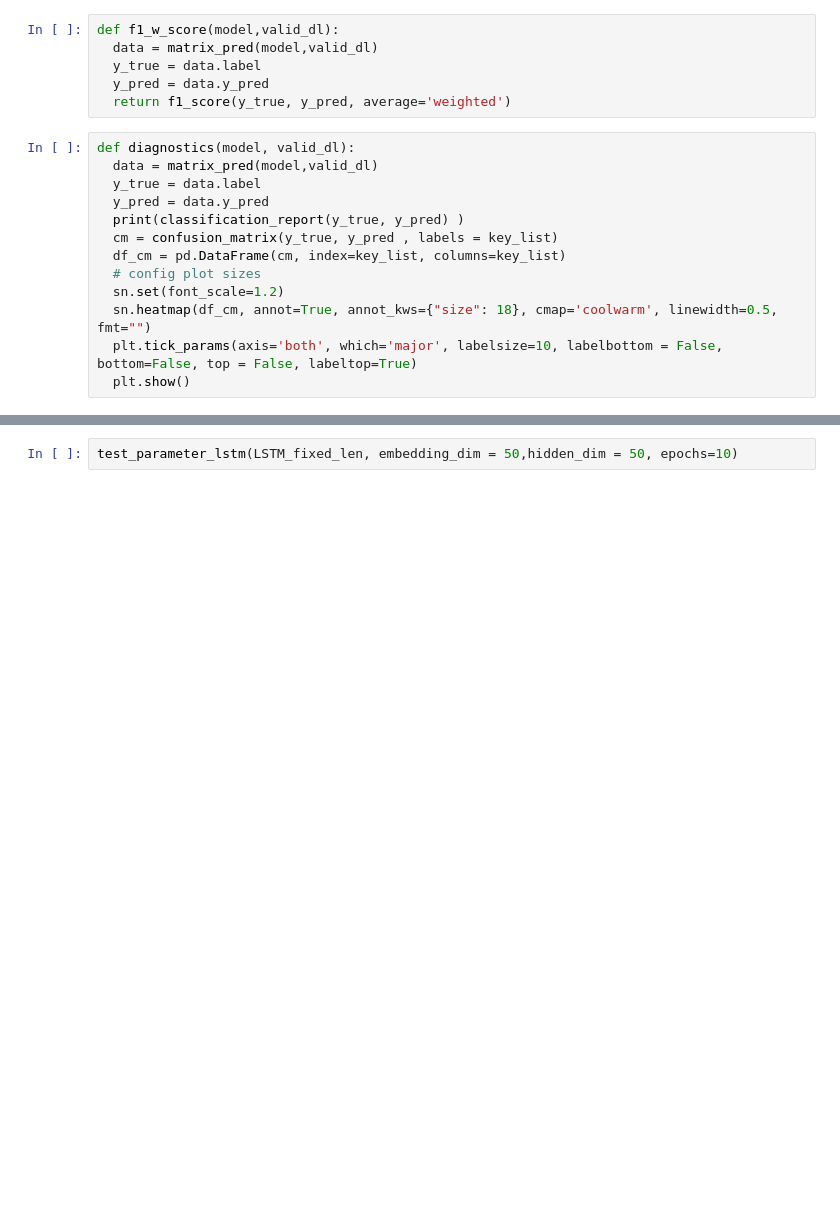
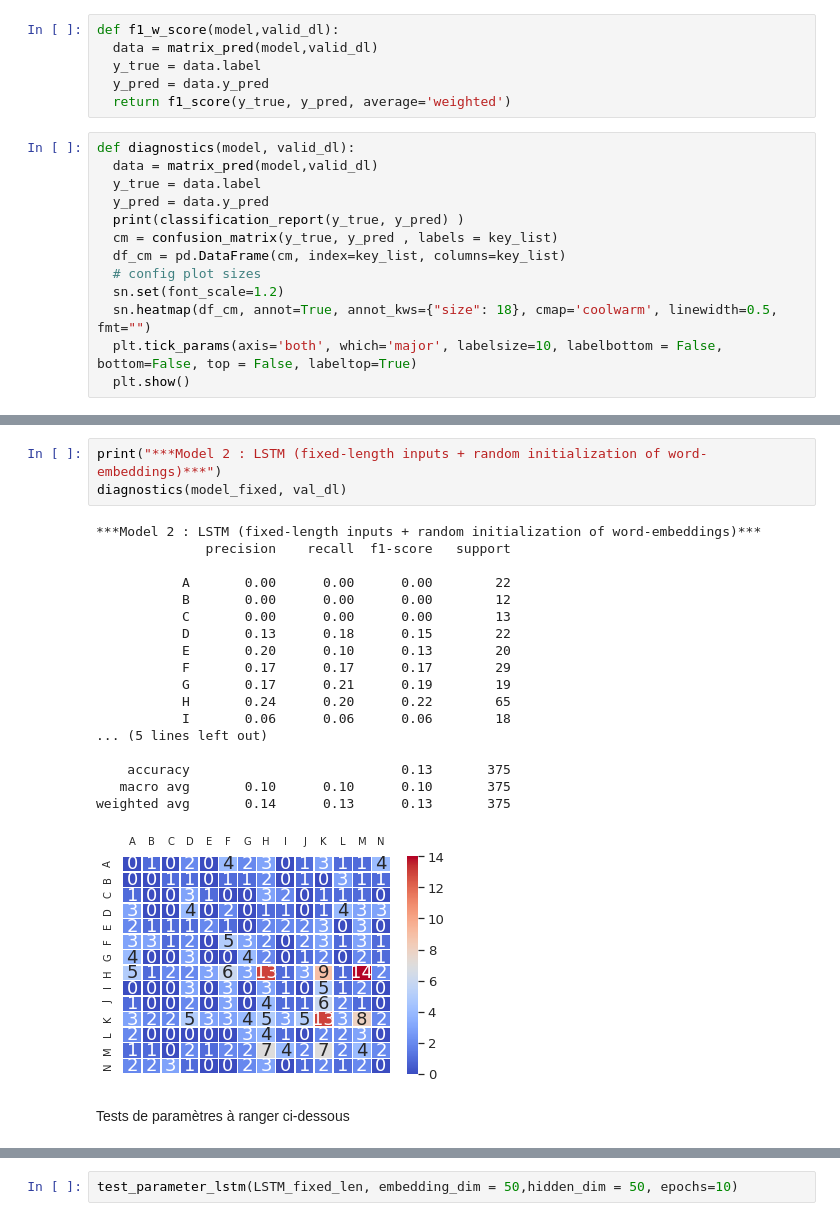
Before and after one commit to ARKEnsae/JobDomainPrediction_NLP, a Jupyter notebook: Prévision_catégorie_métier_ROME.ipynb, the cells around one changed output, grey strips where cells are left out. Cells and saved outputs as stored; diff of their text form; blank space fills up the shorter version.

Commit message:
model9 + incorporation debut redac

```diff
--- a/Prévision_catégorie_métier_ROME.ipynb
+++ b/Prévision_catégorie_métier_ROME.ipynb
@@ -1244,0 +1121,24 @@ def test_parameter_lstm(model_class, embedding_dim, hidden_dim, lr = 0.01, epoch
+# %%
+print("***Model 2 : LSTM (fixed-length inputs + random initialization of word-embeddings)***")
+diagnostics(model_fixed, val_dl)
+# %% [output]
+***Model 2 : LSTM (fixed-length inputs + random initialization of word-embeddings)***
+              precision    recall  f1-score   support
+
+           A       0.00      0.00      0.00        22
+           B       0.00      0.00      0.00        12
+           C       0.00      0.00      0.00        13
+           D       0.13      0.18      0.15        22
+           E       0.20      0.10      0.13        20
+           F       0.17      0.17      0.17        29
+           G       0.17      0.21      0.19        19
+           H       0.24      0.20      0.22        65
+           I       0.06      0.06      0.06        18
+... (5 lines left out)
+
+    accuracy                           0.13       375
+   macro avg       0.10      0.10      0.10       375
+weighted avg       0.14      0.13      0.13       375
+[figure, added]
+# %% [markdown]
+Tests de paramètres à ranger ci-dessous
```
Also changed, not shown: parts of 66 cells of this notebook.
